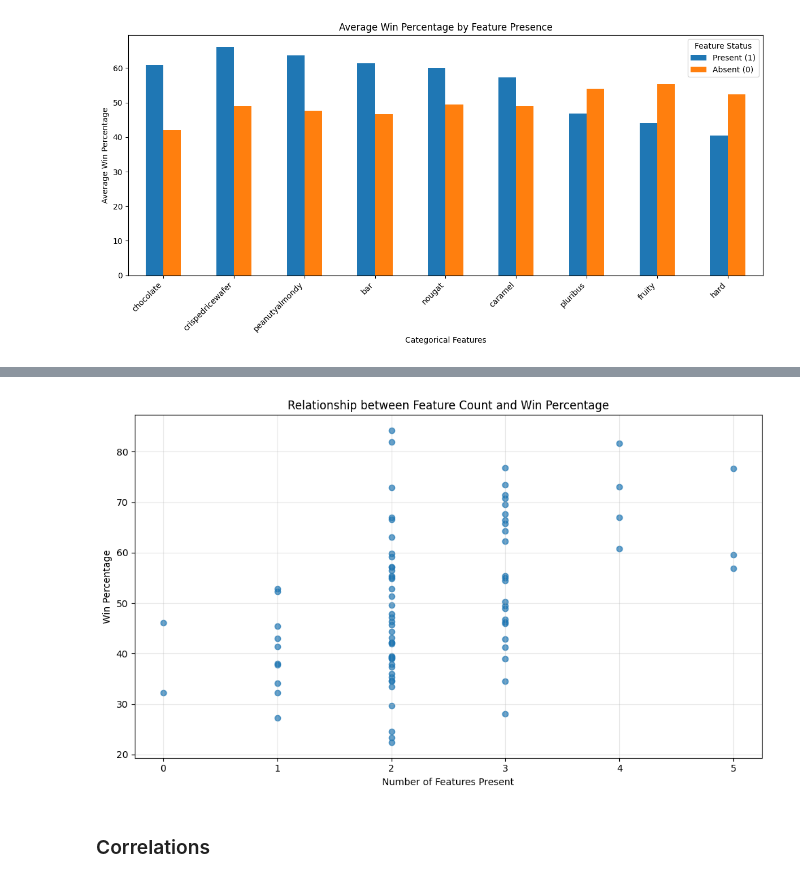
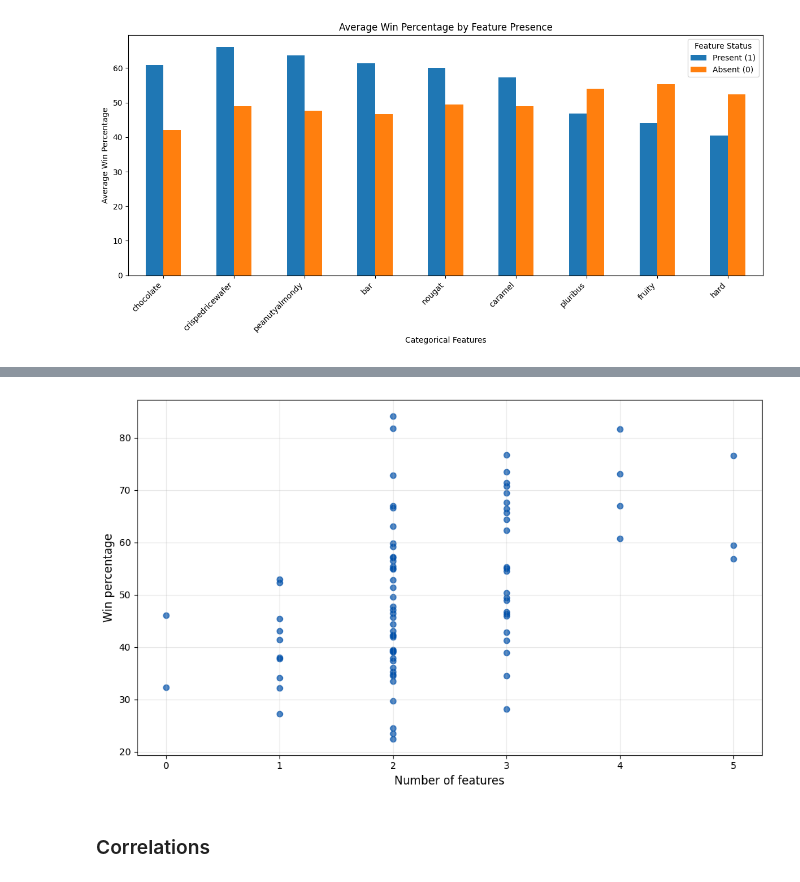
Before and after one commit to AronNemeth/lidl-case-study, a Jupyter notebook: notebooks/eda.ipynb, the cells around one changed output, grey strips where cells are left out. Drawn from its saved outputs; the diff is of its cells as text; code cells hidden in the pictures.

```diff
--- a/notebooks/eda.ipynb
+++ b/notebooks/eda.ipynb
@@ -135,16 +225,21 @@ plt.show()
 # %%
 feature_count = cat_features.sum(axis=1)
 
 plt.figure(figsize=(10, 6))
-plt.scatter(feature_count, df["winpercent"], alpha=0.7)
-plt.xlabel("Number of features")
-plt.ylabel("Win percentage")
-plt.title("Relationship between feature count and win percentage")
+plt.scatter(
+    feature_count,
+    df["winpercent"],
+    alpha=0.7,
+    color="#0050AA",
+)
+plt.xlabel("Number of features", fontsize=12)
+plt.ylabel("Win percentage", fontsize=12)
+# plt.title("Relationship between feature count and win percentage")
 plt.grid(True, alpha=0.3)
 plt.tight_layout()
 plt.show()
 # %% [output]
-[figure, old version]
+[figure, new version]
 # %% [markdown]
 ### Correlations
 # %%
```
Also changed, not shown: parts of 11 cells of this notebook, 6 other files.
